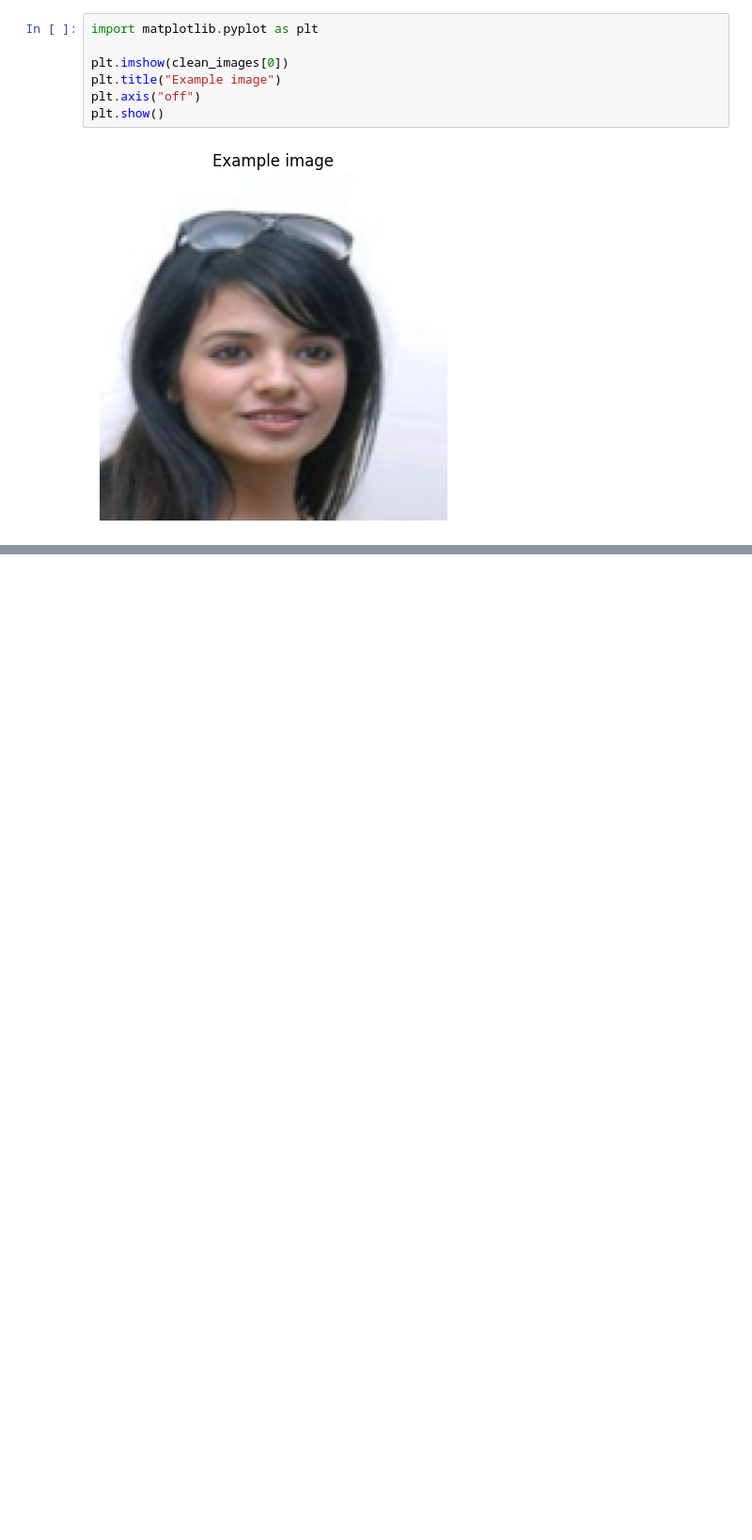
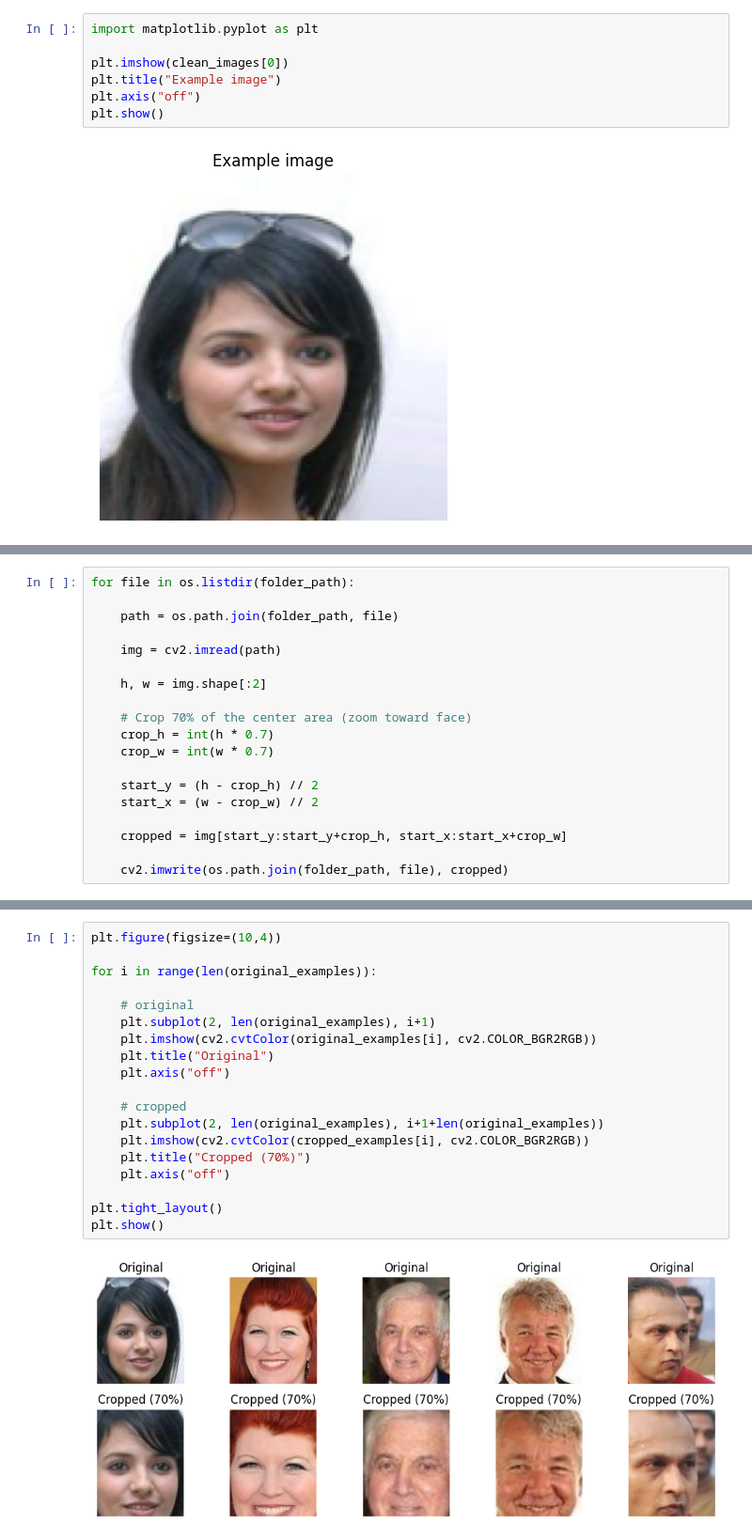
Before and after one commit to prabuddhayogi/ai-with-python, a Jupyter notebook: image_processing_project.ipynb, the cells around one changed output, grey strips where cells are left out. Shown at 94% size. Drawn from its saved outputs; the diff is of its cells as text; blank space fills up the shorter version.

```diff
--- a/image_processing_project.ipynb
+++ b/image_processing_project.ipynb
@@ -119,0 +249,19 @@ plt.show()
+# %%
+for file in os.listdir(folder_path):
+
+    path = os.path.join(folder_path, file)
+
+    img = cv2.imread(path)
+
+    h, w = img.shape[:2]
+
+    # Crop 70% of the center area (zoom toward face)
+    crop_h = int(h * 0.7)
+    crop_w = int(w * 0.7)
+
+    start_y = (h - crop_h) // 2
+    start_x = (w - crop_w) // 2
+
+    cropped = img[start_y:start_y+crop_h, start_x:start_x+crop_w]
+
+    cv2.imwrite(os.path.join(folder_path, file), cropped)
@@ -119,0 +310,21 @@ plt.show()
+# %%
+plt.figure(figsize=(10,4))
+
+for i in range(len(original_examples)):
+
+    # original
+    plt.subplot(2, len(original_examples), i+1)
+    plt.imshow(cv2.cvtColor(original_examples[i], cv2.COLOR_BGR2RGB))
+    plt.title("Original")
+    plt.axis("off")
+
+    # cropped
+    plt.subplot(2, len(original_examples), i+1+len(original_examples))
+    plt.imshow(cv2.cvtColor(cropped_examples[i], cv2.COLOR_BGR2RGB))
+    plt.title("Cropped (70%)")
+    plt.axis("off")
+
+plt.tight_layout()
+plt.show()
+# %% [output]
+[figure, added]
```
Also changed, not shown: parts of 10 cells of this notebook.
